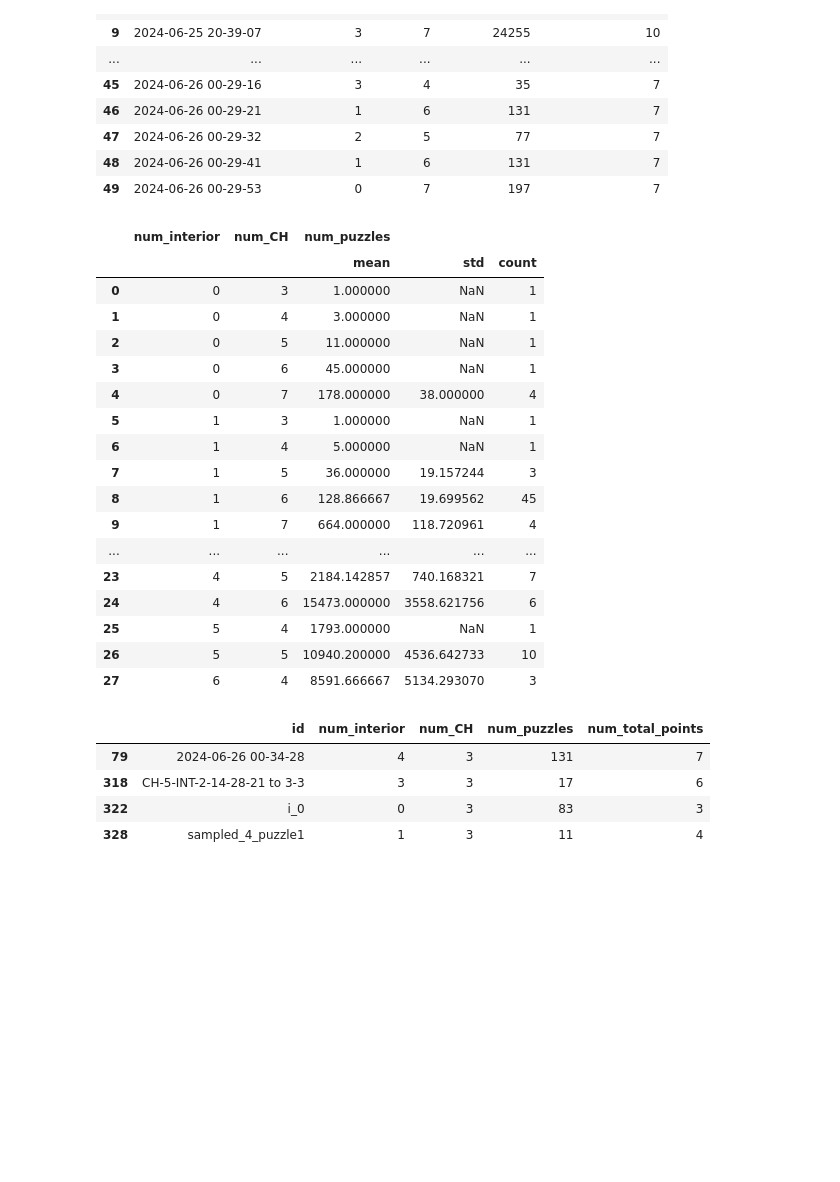
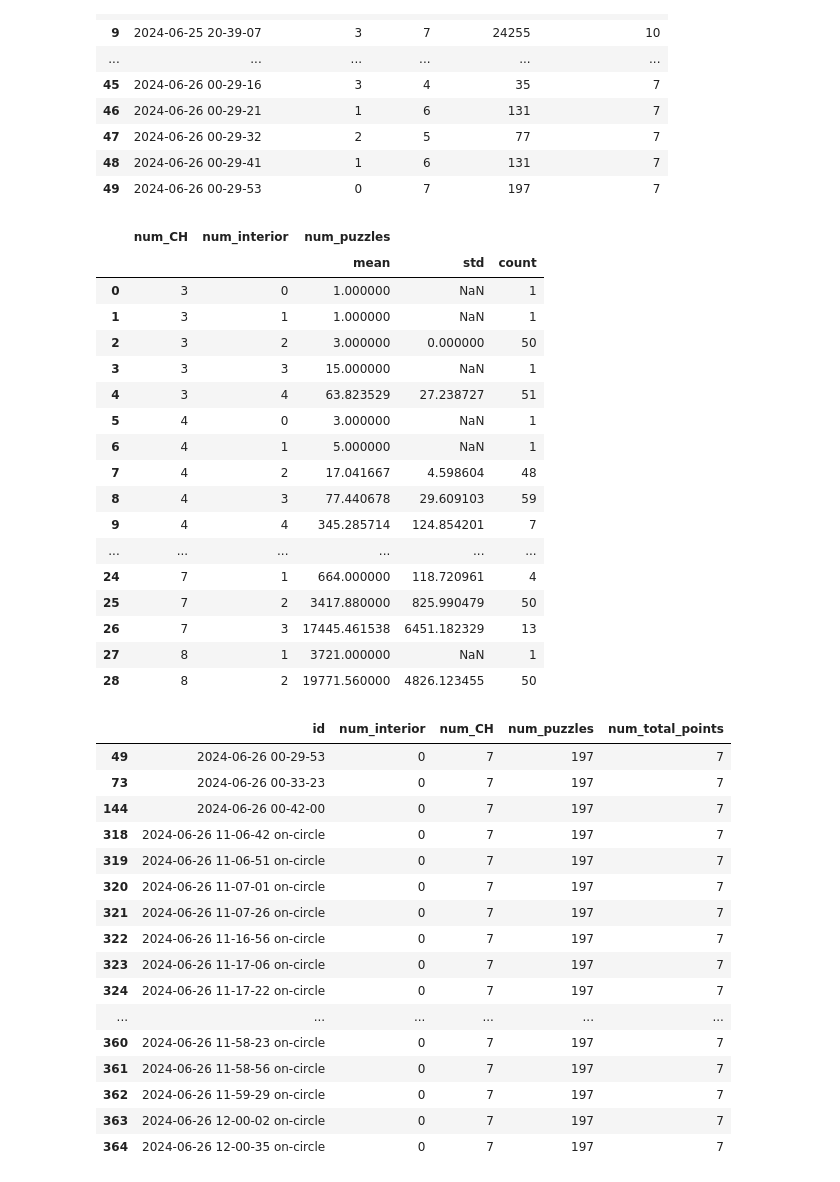
Before and after one commit to yanivohayon8/enumerating_convex_partitions, a Jupyter notebook: notebooks/8_quantative_results_thesis.ipynb, the cells around one changed output. Cells and saved outputs as stored; diff of their text form; code cells hidden in the pictures; blank space fills up the shorter version.

```diff
--- a/notebooks/8_quantative_results_thesis.ipynb
+++ b/notebooks/8_quantative_results_thesis.ipynb
@@ -24,26 +24,36 @@ for folder in  sampling_folders:
     folder_puzzles_paths = []
     is_metdata_found = False
 
+    num_interior = None
+    num_CH = None
+
     for csv_path in csv_paths:
         csv_name = os.path.basename(csv_path)
 
         # Because the first kernel has always tiling, the metadata always starts with a letter
-        # There should be only one
-        if re.match("^[a-zA-Z]+.*",csv_name):
+        # There should be only one, if there many, take the latest (the variables num_interior and num_CH are overrided)
+        if re.match("^[a-zA-Z]+.*",csv_name) and not csv_name.startswith("s_"):
             is_metdata_found = True
             df_metadata = pd.read_csv(csv_path)
             counts_roles = df_metadata["role"].value_counts()
             try:
-                sampling_num_interiors.append(counts_roles["interior"])
+                num_interior = counts_roles["interior"]
+                # sampling_num_interiors.append()
             except KeyError:
-                sampling_num_interiors.append(0)
+                num_interior = 0
+                # sampling_num_interiors.append(0)
 
-            sampling_num_CH.append(counts_roles["frame"])
+            num_CH = counts_roles["frame"]
+            # sampling_num_CH.append(counts_roles["frame"])
         else:
             count_puzzles+=1
 
+
     if not is_metdata_found:
-        print(f"Cannot find the sampling metadata csv of {folder}")
+        raise Exception(f"Cannot find the sampling metadata csv of {folder}")
+
+    sampling_num_interiors.append(num_interior)
+    sampling_num_CH.append(num_CH)
 
     sampling_num_puzzles.append(count_puzzles)
     containing_dir = os.path.basename(folder)
@@ -82,34 +92,46 @@ df_all_samples.head(50)
 | 48 | 2024-06-26 00-29-41 | 1 | 6 | 131 | 7 |
 | 49 | 2024-06-26 00-29-53 | 0 | 7 | 197 | 7 |
 # %%
-df_all_samples.groupby(["num_interior","num_CH"],as_index=False).agg({"num_puzzles":["mean","std","count"]})
+df_all_samples.groupby(["num_CH","num_interior"],as_index=False).agg({"num_puzzles":["mean","std","count"]})
 # %% [output]
-|  | num_interior | num_CH | num_puzzles |  |  |
+|  | num_CH | num_interior | num_puzzles |  |  |
 |  |  |  | mean | std | count |
-| 0 | 0 | 3 | 1.000000 | NaN | 1 |
-| 1 | 0 | 4 | 3.000000 | NaN | 1 |
-| 2 | 0 | 5 | 11.000000 | NaN | 1 |
-| 3 | 0 | 6 | 45.000000 | NaN | 1 |
-| 4 | 0 | 7 | 178.000000 | 38.000000 | 4 |
-| 5 | 1 | 3 | 1.000000 | NaN | 1 |
-| 6 | 1 | 4 | 5.000000 | NaN | 1 |
-| 7 | 1 | 5 | 36.000000 | 19.157244 | 3 |
-| 8 | 1 | 6 | 128.866667 | 19.699562 | 45 |
-| 9 | 1 | 7 | 664.000000 | 118.720961 | 4 |
+| 0 | 3 | 0 | 1.000000 | NaN | 1 |
+| 1 | 3 | 1 | 1.000000 | NaN | 1 |
+| 2 | 3 | 2 | 3.000000 | 0.000000 | 50 |
+| 3 | 3 | 3 | 15.000000 | NaN | 1 |
+| 4 | 3 | 4 | 63.823529 | 27.238727 | 51 |
+| 5 | 4 | 0 | 3.000000 | NaN | 1 |
+| 6 | 4 | 1 | 5.000000 | NaN | 1 |
+| 7 | 4 | 2 | 17.041667 | 4.598604 | 48 |
+| 8 | 4 | 3 | 77.440678 | 29.609103 | 59 |
+| 9 | 4 | 4 | 345.285714 | 124.854201 | 7 |
 | ... | ... | ... | ... | ... | ... |
-| 23 | 4 | 5 | 2184.142857 | 740.168321 | 7 |
-| 24 | 4 | 6 | 15473.000000 | 3558.621756 | 6 |
-| 25 | 5 | 4 | 1793.000000 | NaN | 1 |
-| 26 | 5 | 5 | 10940.200000 | 4536.642733 | 10 |
-| 27 | 6 | 4 | 8591.666667 | 5134.293070 | 3 |
+| 24 | 7 | 1 | 664.000000 | 118.720961 | 4 |
+| 25 | 7 | 2 | 3417.880000 | 825.990479 | 50 |
+| 26 | 7 | 3 | 17445.461538 | 6451.182329 | 13 |
+| 27 | 8 | 1 | 3721.000000 | NaN | 1 |
+| 28 | 8 | 2 | 19771.560000 | 4826.123455 | 50 |
 # %%
-df_all_samples[df_all_samples["num_CH"] == 3]
+df_all_samples[(df_all_samples["num_CH"] == 7) & (df_all_samples["num_interior"] == 0)]
 # %% [output]
 |  | id | num_interior | num_CH | num_puzzles | num_total_points |
-| 79 | 2024-06-26 00-34-28 | 4 | 3 | 131 | 7 |
-| 318 | CH-5-INT-2-14-28-21 to 3-3 | 3 | 3 | 17 | 6 |
-| 322 | i_0 | 0 | 3 | 83 | 3 |
-| 328 | sampled_4_puzzle1 | 1 | 3 | 11 | 4 |
+| 49 | 2024-06-26 00-29-53 | 0 | 7 | 197 | 7 |
+| 73 | 2024-06-26 00-33-23 | 0 | 7 | 197 | 7 |
+| 144 | 2024-06-26 00-42-00 | 0 | 7 | 197 | 7 |
+| 318 | 2024-06-26 11-06-42 on-circle | 0 | 7 | 197 | 7 |
+| 319 | 2024-06-26 11-06-51 on-circle | 0 | 7 | 197 | 7 |
+| 320 | 2024-06-26 11-07-01 on-circle | 0 | 7 | 197 | 7 |
+| 321 | 2024-06-26 11-07-26 on-circle | 0 | 7 | 197 | 7 |
+| 322 | 2024-06-26 11-16-56 on-circle | 0 | 7 | 197 | 7 |
+| 323 | 2024-06-26 11-17-06 on-circle | 0 | 7 | 197 | 7 |
+| 324 | 2024-06-26 11-17-22 on-circle | 0 | 7 | 197 | 7 |
+| ... | ... | ... | ... | ... | ... |
+| 360 | 2024-06-26 11-58-23 on-circle | 0 | 7 | 197 | 7 |
+| 361 | 2024-06-26 11-58-56 on-circle | 0 | 7 | 197 | 7 |
+| 362 | 2024-06-26 11-59-29 on-circle | 0 | 7 | 197 | 7 |
+| 363 | 2024-06-26 12-00-02 on-circle | 0 | 7 | 197 | 7 |
+| 364 | 2024-06-26 12-00-35 on-circle | 0 | 7 | 197 | 7 |
 # %%
 df_all_samples.groupby(["num_interior","num_CH"]).size()
 # %% [output]
```
Also changed, not shown: parts of 4 cells of this notebook, 3 other files.
